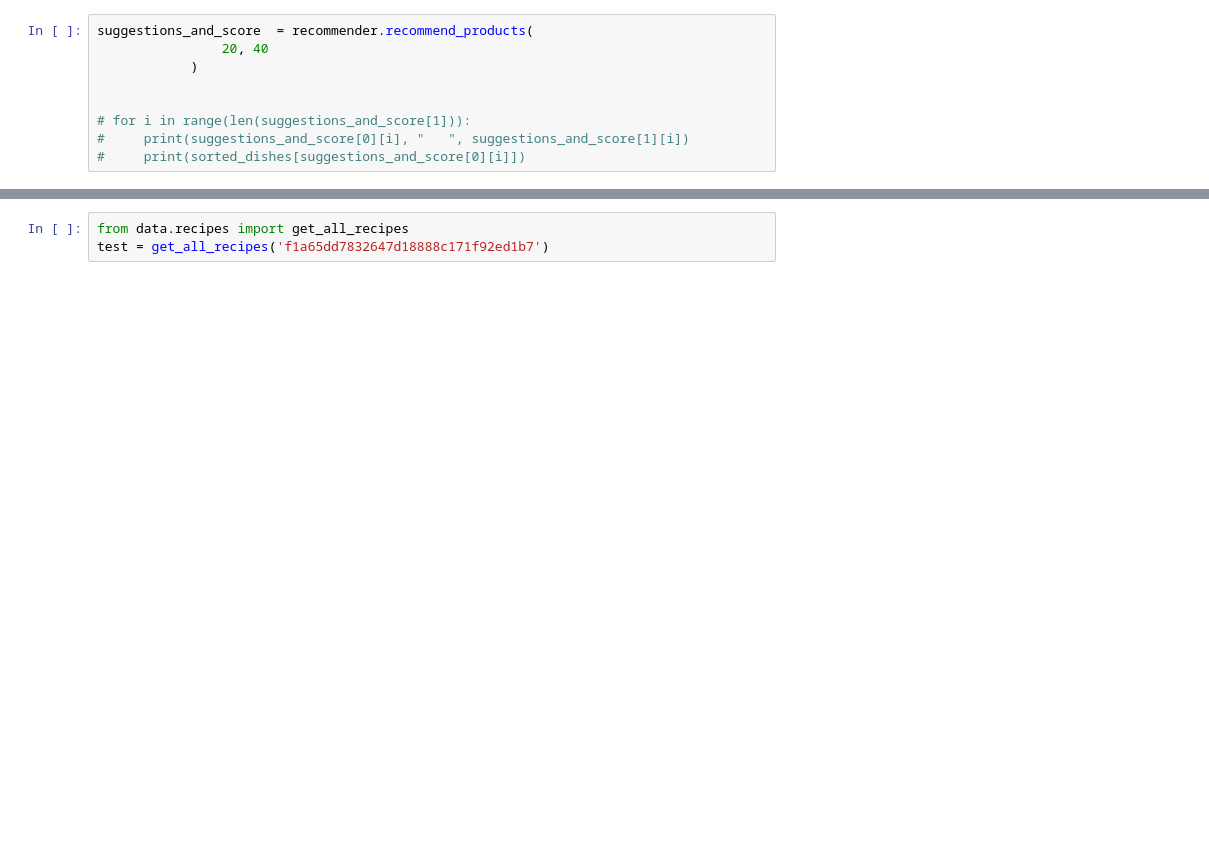
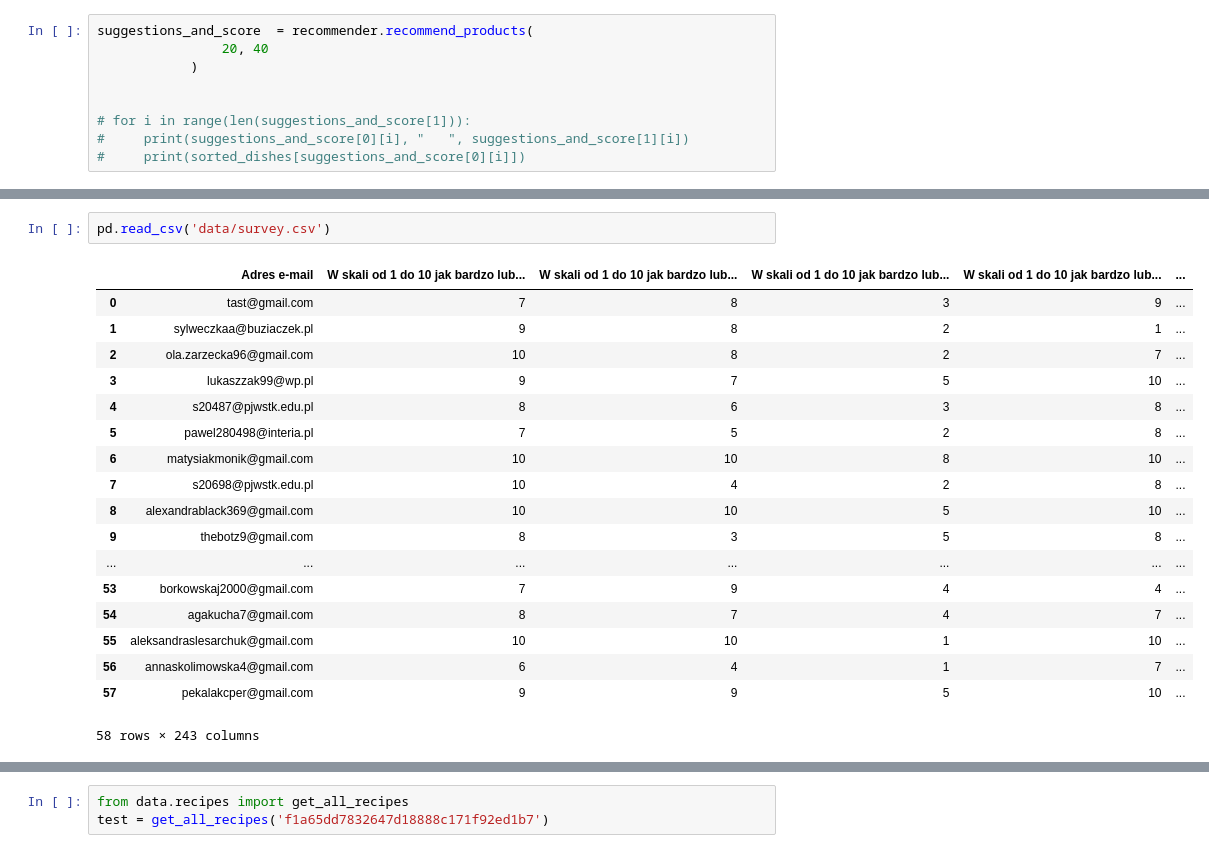
Before and after one commit to Maciekkucharski/AI_DIET_GENERATOR, a Jupyter notebook: rec_system/src/test.ipynb, the cells around one changed output, grey strips where cells are left out. Saved outputs shown, nothing was run; the diff lists cells and outputs as text; blank space fills up the shorter version.

```diff
--- a/rec_system/src/test.ipynb
+++ b/rec_system/src/test.ipynb
@@ -102,0 +118,21 @@ convert_to_implicit_dataset().to_csv('./data/ratings.csv')
+# %%
+pd.read_csv('data/survey.csv')
+# %% [output]
+|  | Adres e-mail | W skali od 1 do 10 jak bardzo lub... | W skali od 1 do 10 jak bardzo lub... | W skali od 1 do 10 jak bardzo lub... | W skali od 1 do 10 jak bardzo lub... | ... |
+| 0 | tast@gmail.com | 7 | 8 | 3 | 9 | ... |
+| 1 | sylweczkaa@buziaczek.pl | 9 | 8 | 2 | 1 | ... |
+| 2 | ola.zarzecka96@gmail.com | 10 | 8 | 2 | 7 | ... |
+| 3 | lukaszzak99@wp.pl | 9 | 7 | 5 | 10 | ... |
+| 4 | s20487@pjwstk.edu.pl | 8 | 6 | 3 | 8 | ... |
+| 5 | pawel280498@interia.pl | 7 | 5 | 2 | 8 | ... |
+| 6 | matysiakmonik@gmail.com | 10 | 10 | 8 | 10 | ... |
+| 7 | s20698@pjwstk.edu.pl | 10 | 4 | 2 | 8 | ... |
+| 8 | alexandrablack369@gmail.com | 10 | 10 | 5 | 10 | ... |
+| 9 | thebotz9@gmail.com | 8 | 3 | 5 | 8 | ... |
+| ... | ... | ... | ... | ... | ... | ... |
+| 53 | borkowskaj2000@gmail.com | 7 | 9 | 4 | 4 | ... |
+| 54 | agakucha7@gmail.com | 8 | 7 | 4 | 7 | ... |
+| 55 | aleksandraslesarchuk@gmail.com | 10 | 10 | 1 | 10 | ... |
+| 56 | annaskolimowska4@gmail.com | 6 | 4 | 1 | 7 | ... |
+| 57 | pekalakcper@gmail.com | 9 | 9 | 5 | 10 | ... |
+58 rows × 243 columns
```
Also changed, not shown: parts of 8 cells of this notebook, 11 other files.
